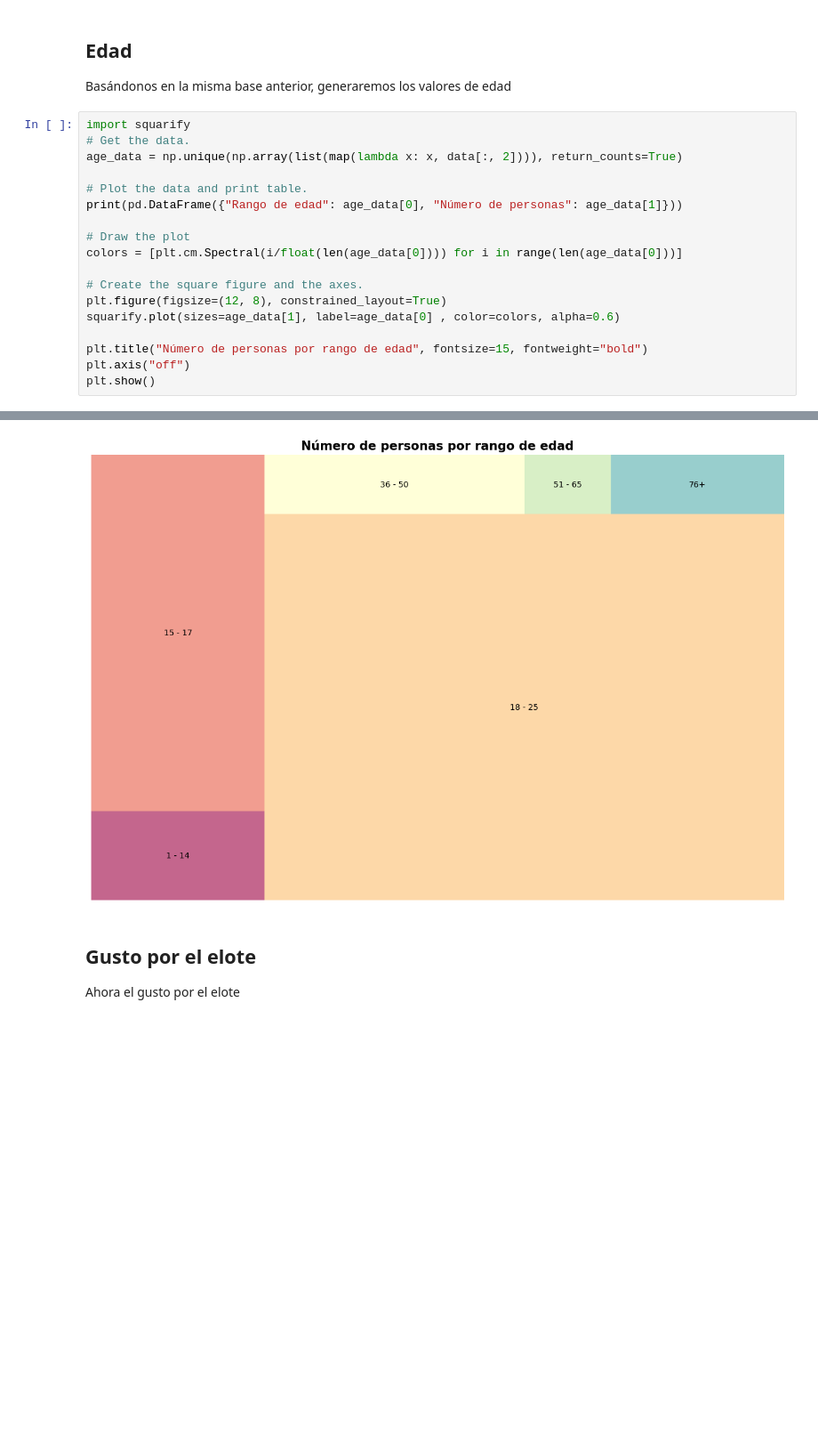
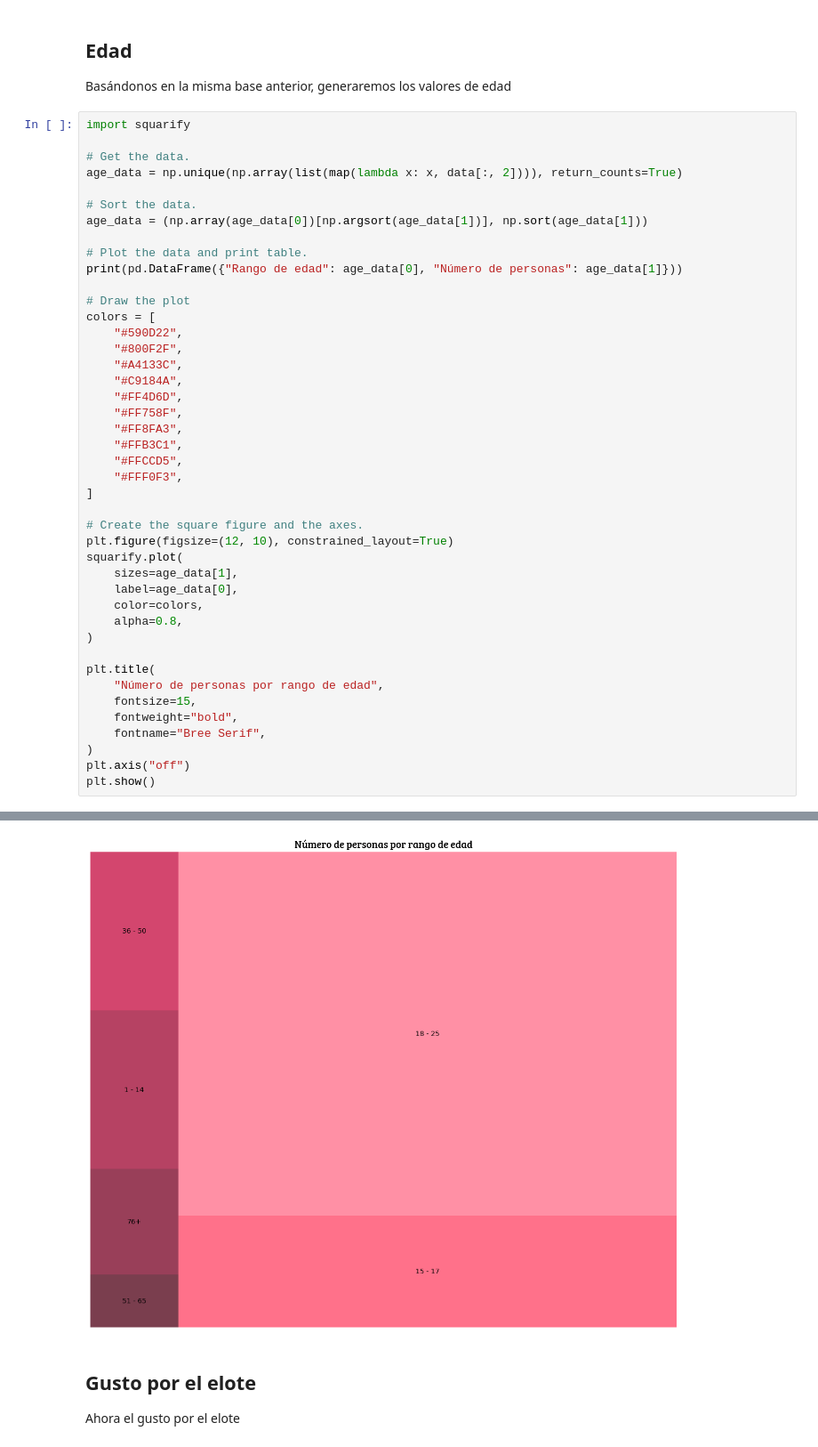
Before and after one commit to Chere3/maizteca_analisis, a Jupyter notebook: main.ipynb, the cells around one changed output, grey strips where cells are left out. Shown at 89% size. Saved outputs shown, nothing was run; the diff lists cells and outputs as text; blank space fills up the shorter version.

Commit message:
feat(plots): add plots for all questions

```diff
--- a/main.ipynb
+++ b/main.ipynb
@@ -151,20 +206,45 @@ Esta línea finaliza el código mostrando el gráfico en el notebook.
 Basándonos en la misma base anterior, generaremos los valores de edad
 # %%
 import squarify
+
 # Get the data.
 age_data = np.unique(np.array(list(map(lambda x: x, data[:, 2]))), return_counts=True)
+
+# Sort the data.
+age_data = (np.array(age_data[0])[np.argsort(age_data[1])], np.sort(age_data[1]))
 
 # Plot the data and print table.
 print(pd.DataFrame({"Rango de edad": age_data[0], "Número de personas": age_data[1]}))
 
 # Draw the plot
-colors = [plt.cm.Spectral(i/float(len(age_data[0]))) for i in range(len(age_data[0]))]
+colors = [
+    "#590D22",
+    "#800F2F",
+    "#A4133C",
+    "#C9184A",
+    "#FF4D6D",
+    "#FF758F",
+    "#FF8FA3",
+    "#FFB3C1",
+    "#FFCCD5",
+    "#FFF0F3",
+]
 
 # Create the square figure and the axes.
-plt.figure(figsize=(12, 8), constrained_layout=True)
-squarify.plot(sizes=age_data[1], label=age_data[0] , color=colors, alpha=0.6)
+plt.figure(figsize=(12, 10), constrained_layout=True)
+squarify.plot(
+    sizes=age_data[1],
+    label=age_data[0],
+    color=colors,
+    alpha=0.8,
+)
 
-plt.title("Número de personas por rango de edad", fontsize=15, fontweight="bold")
+plt.title(
+    "Número de personas por rango de edad",
+    fontsize=15,
+    fontweight="bold",
+    fontname="Bree Serif",
+)
 plt.axis("off")
 plt.show()
 # %% [output]
@@ -178,4 +258,4 @@ plt.show()
-[figure, old version]
+[figure, new version]
 # %% [markdown]
 ## Gusto por el elote
 Ahora el gusto por el elote
```
Also changed, not shown: parts of 14 cells of this notebook, 3 other files.
